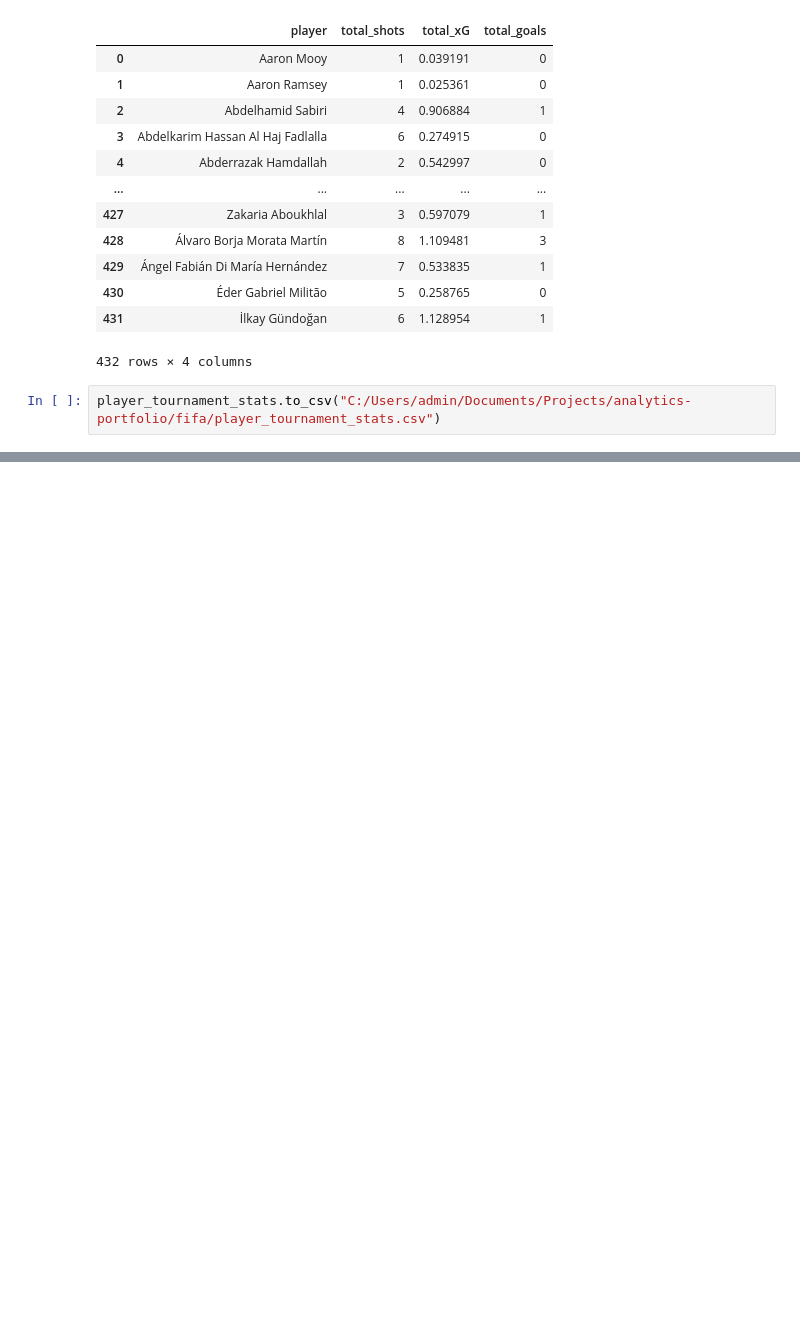
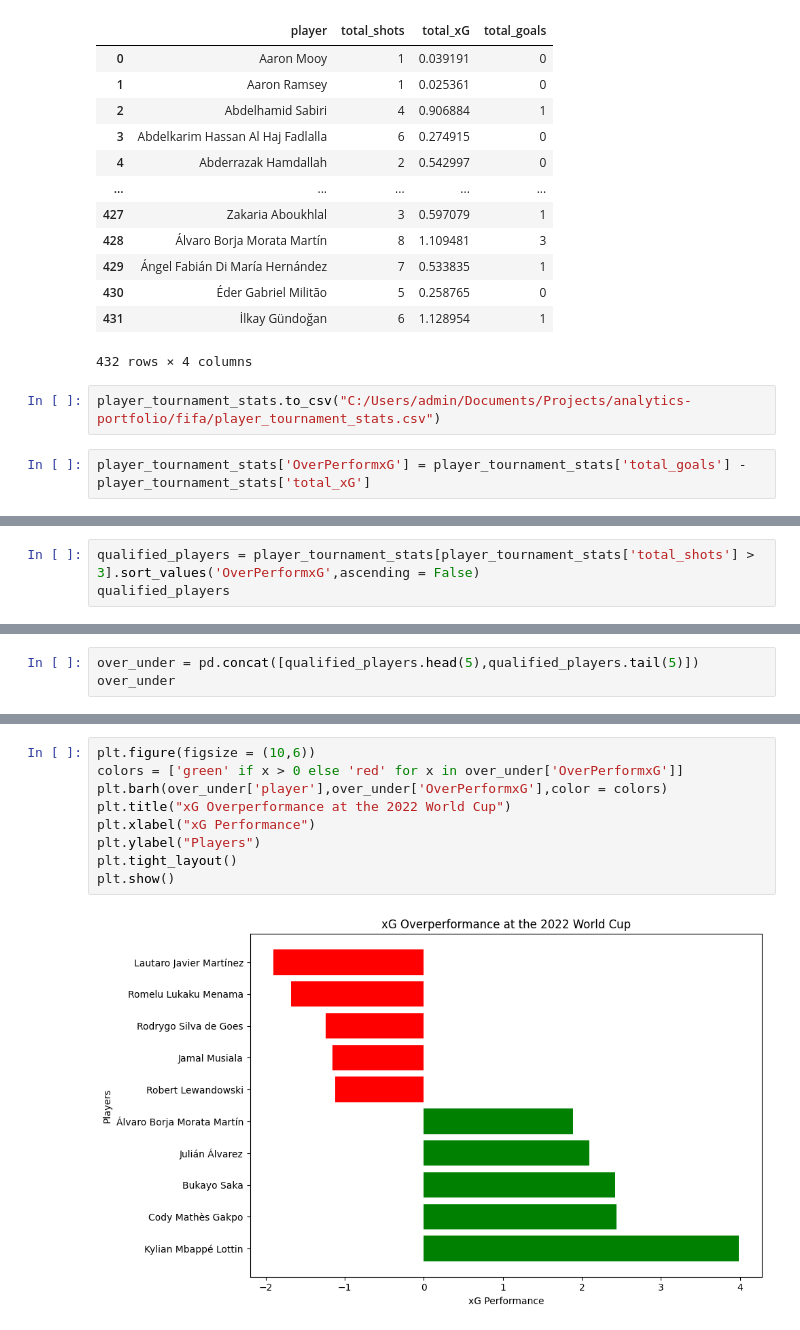
Before and after one commit to Akhilmehra22/analytics-portfolio, a Jupyter notebook: fifa/Fifa-exploration.ipynb, the cells around one changed output, grey strips where cells are left out. Saved outputs shown, nothing was run; the diff lists cells and outputs as text; blank space fills up the shorter version.

Commit message:
Xg Performance at the world cup

```diff
--- a/fifa/Fifa-exploration.ipynb
+++ b/fifa/Fifa-exploration.ipynb
@@ -717,3 +717,5 @@ player_tournament_stats
 432 rows × 4 columns
 # %%
 player_tournament_stats.to_csv("C:/Users/admin/Documents/Projects/analytics-portfolio/fifa/player_tournament_stats.csv")
+# %%
+player_tournament_stats['OverPerformxG'] = player_tournament_stats['total_goals'] -player_tournament_stats['total_xG']
@@ -719,0 +738,3 @@ player_tournament_stats.to_csv("C:/Users/admin/Documents/Projects/analytics-port
+# %%
+qualified_players = player_tournament_stats[player_tournament_stats['total_shots'] > 3].sort_values('OverPerformxG',ascending = False)
+qualified_players
@@ -719,0 +771,3 @@ player_tournament_stats.to_csv("C:/Users/admin/Documents/Projects/analytics-port
+# %%
+over_under = pd.concat([qualified_players.head(5),qualified_players.tail(5)])
+over_under
@@ -719,0 +786,11 @@ player_tournament_stats.to_csv("C:/Users/admin/Documents/Projects/analytics-port
+# %%
+plt.figure(figsize = (10,6))
+colors = ['green' if x > 0 else 'red' for x in over_under['OverPerformxG']]
+plt.barh(over_under['player'],over_under['OverPerformxG'],color = colors)
+plt.title("xG Overperformance at the 2022 World Cup")
+plt.xlabel("xG Performance")
+plt.ylabel("Players")
+plt.tight_layout()
+plt.show()
+# %% [output]
+[figure, added]
```
Also changed, not shown: parts of 4 cells of this notebook, 2 other files.
